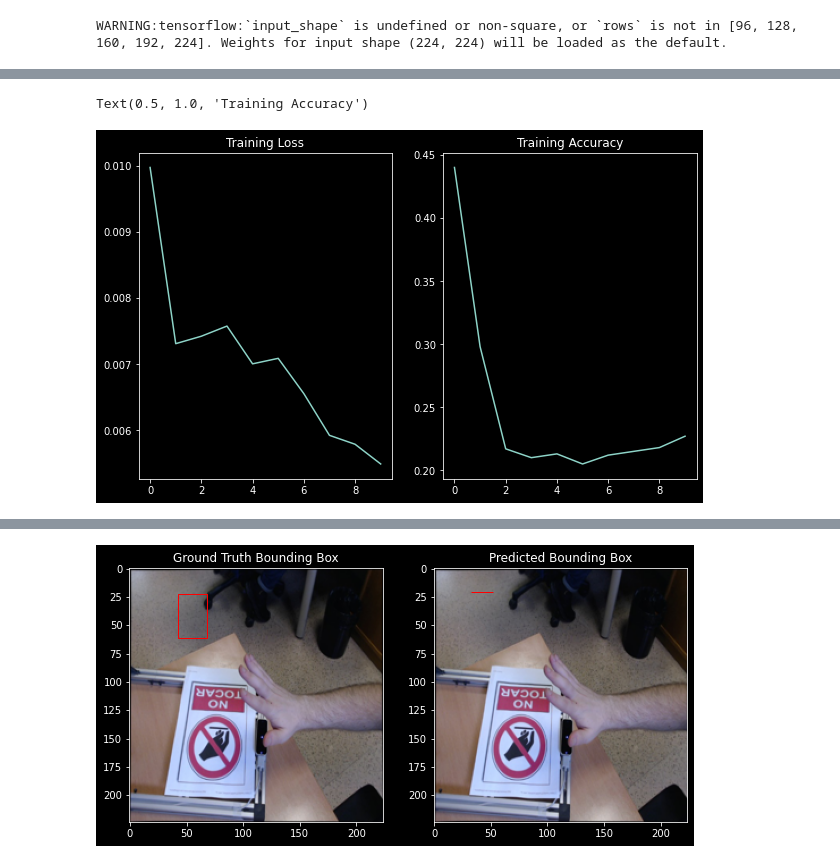
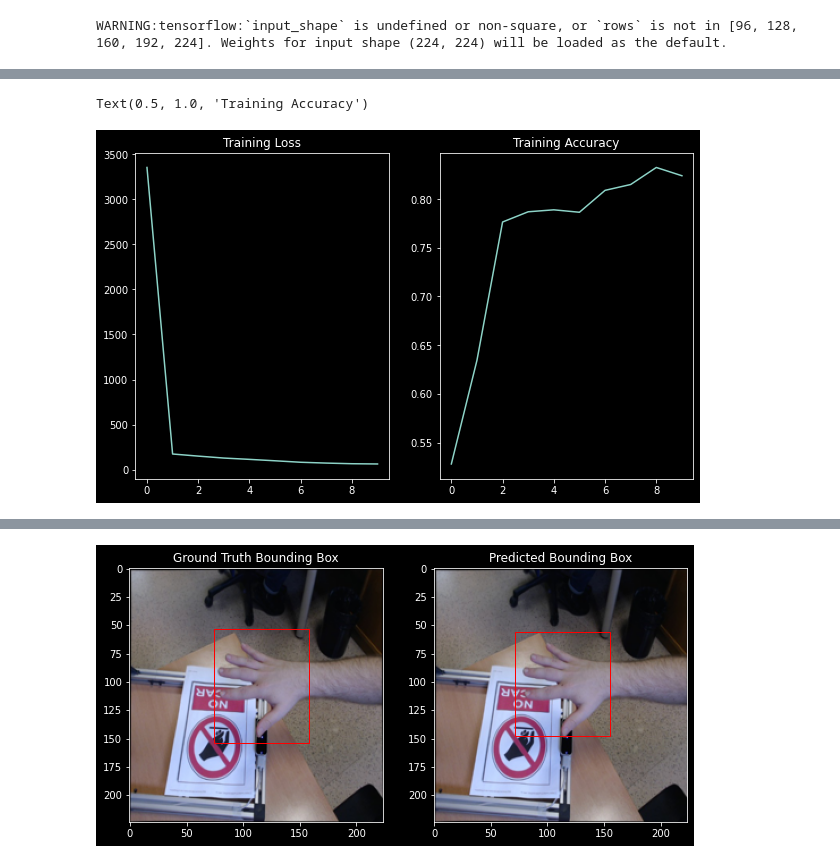
Before and after one commit to TheUnity42/Micro2Project, a Jupyter notebook: TypeB.ipynb, the cells around one changed output, grey strips where cells are left out. Saved outputs shown, nothing was run; the diff lists cells and outputs as text; code cells hidden in the pictures.

```diff
--- a/TypeB.ipynb
+++ b/TypeB.ipynb
@@ -60,6 +53,6 @@ ax[1].scatter(label[:, 0] * image.shape[1], label[:, 1] * image.shape[0], s=10,
 # %%
 dataset = Extract_TF_Dataset("./Database/joint_data_lite.db", label_name="bbox")
 # %%
-dataset = dataset.map(lambda img, label: (img, tf.squeeze(label)))
+dataset = dataset.shuffle(buffer_size=1000)
 print(dataset.take(1))
 # %% [output]
@@ -142,12 +149,12 @@ x = tf.keras.layers.Dense(128, activation='relu')(x)
 x = tf.keras.layers.Dense(128, activation='relu')(x)
 
 # add a dense layer with 4 outputs. They will be the top-left, top-right, bottom-left, bottom-right
-# corner of the bounding box. They should be sigmoided to be between 0 and 1
-predictions = tf.keras.layers.Dense(4, activation='sigmoid')(x)
+# corner of the bounding box.
+predictions = tf.keras.layers.Dense(4, activation='linear')(x)
 
 # compile the model
 model = tf.keras.models.Model(inputs=input_layer, outputs=predictions)
-model.compile(optimizer='adam', loss=custom_loss, metrics=['accuracy'])
+model.compile(optimizer='adam', loss='mean_squared_error', metrics=['accuracy'])
 
 # print out the model summary
 # model.summary()
@@ -164,11 +171,11 @@ if os.path.exists(checkpoint_path):
     model.load_weights(checkpoint_path)
 # %%
 # prep the train and validation datasets
-dataset = dataset.shuffle(buffer_size=1000)
-train_dataset = dataset.take(1000).batch(32)
-val_dataset = dataset.skip(1000).batch(32)
+dataset = dataset.repeat(2).shuffle(buffer_size=2000)
+train_dataset = dataset.take(int(len(dataset) * 0.8)).batch(64)
+val_dataset = dataset.skip(int(len(dataset) * 0.8)).batch(64)
 # %%
 # train the model
-H = model.fit(train_dataset, validation_data=val_dataset, epochs=10, batch_size=32, callbacks=[cp_callback])
+H = model.fit(train_dataset, validation_data=val_dataset, epochs=10, batch_size=64, callbacks=[cp_callback])
 # %% [output]
 Epoch 1/10
@@ -201,7 +192,7 @@ ax[0].set_title('Training Loss')
 ax[1].set_title('Training Accuracy')
 # %% [output]
 Text(0.5, 1.0, 'Training Accuracy')
-[figure, old version]
+[figure, new version]
 # %%
 # display some predictions
 fig, ax = plt.subplots(1, 2, figsize=(10, 6))
@@ -209,22 +200,27 @@ fig, ax = plt.subplots(1, 2, figsize=(10, 6))
 # fetch a random image from the validation dataset
 image, ground_truth = next(iter(dataset))
 
+# time the prediction
+start = time.time()
+
 # predict the bounding box
-bbox = model.predict(image[np.newaxis, :, :, :])
+bbox = model.predict(image[np.newaxis, :, :, :])[0]
 
-# scale the bbox to the image size
-bbox = bbox * [image.shape[1], image.shape[0], image.shape[1], image.shape[0]]
-ground_truth = ground_truth * [image.shape[0], image.shape[1], image.shape[0], image.shape[1]]
+print("Prediction took {} seconds".format(time.time() - start))
 
 # display the image and the ground truth bounding box
 ax[0].imshow(image)
-gt_bbox_rect = patches.Rectangle((ground_truth[1], ground_truth[0]), ground_truth[3], ground_truth[2], linewidth=1, edgecolor='r', facecolor='none')
+gt_bbox_rect = patches.Rectangle(
+    (ground_truth[1], ground_truth[0]), ground_truth[3] - ground_truth[1], ground_truth[2] - ground_truth[0], linewidth=1, edgecolor='r', facecolor='none')
 ax[0].add_patch(gt_bbox_rect)
 ax[0].set_title('Ground Truth Bounding Box')
 
 # display the image and the predicted bounding box
 ax[1].imshow(image)
-bbox_rect = patches.Rectangle((bbox[0][1], bbox[0][0]), bbox[0][3], bbox[0][2], linewidth=1, edgecolor='r', facecolor='none')
+bbox_rect = patches.Rectangle((bbox[1], bbox[0]), bbox[3] - bbox[1],
+                              bbox[2] - bbox[0], linewidth=1, edgecolor='r', facecolor='none')
 ax[1].add_patch(bbox_rect)
 ax[1].set_title('Predicted Bounding Box')
+
+plt.show()
 # %% [output]
@@ -232 +228 @@ Text(0.5, 1.0, 'Predicted Bounding Box')
-[figure, old version]
+[figure, new version]
```
Also changed, not shown: parts of 9 cells of this notebook, 4 other files.
